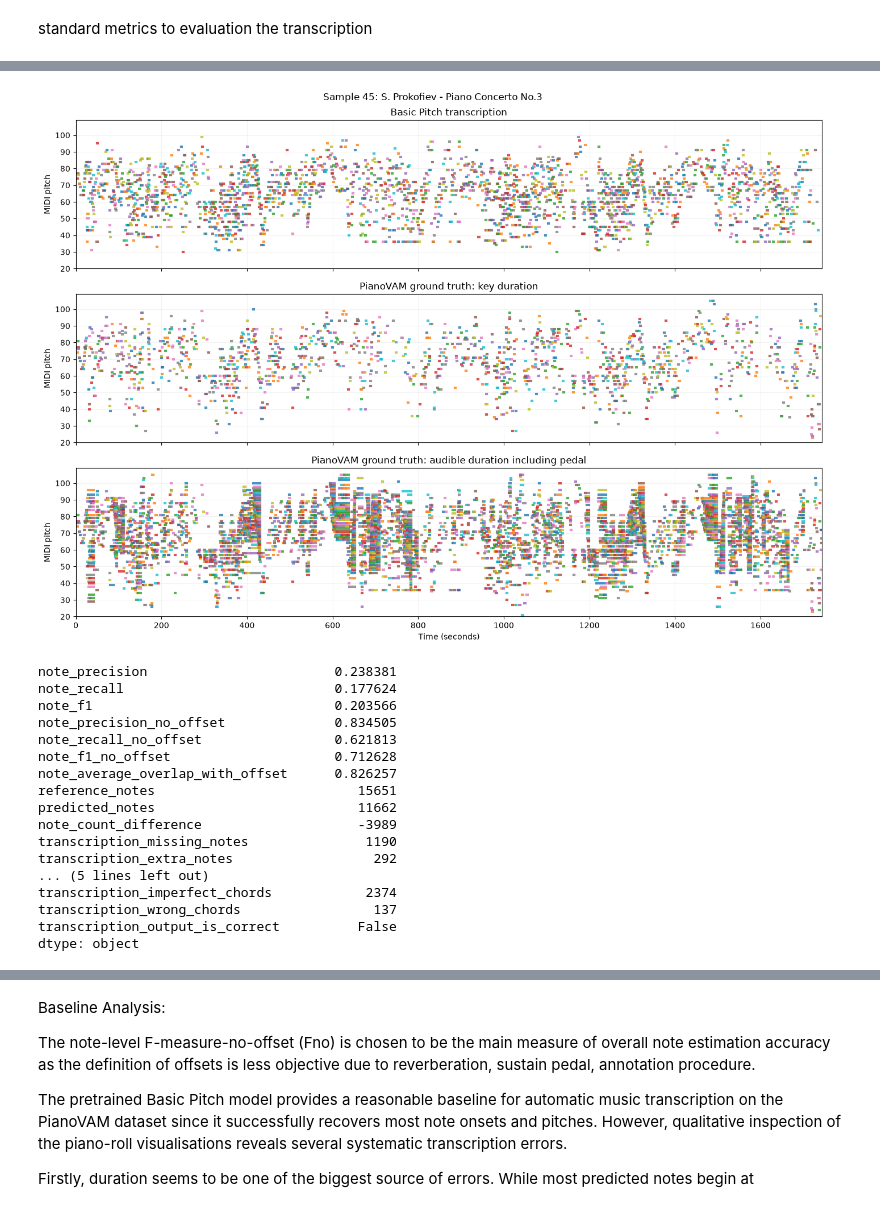
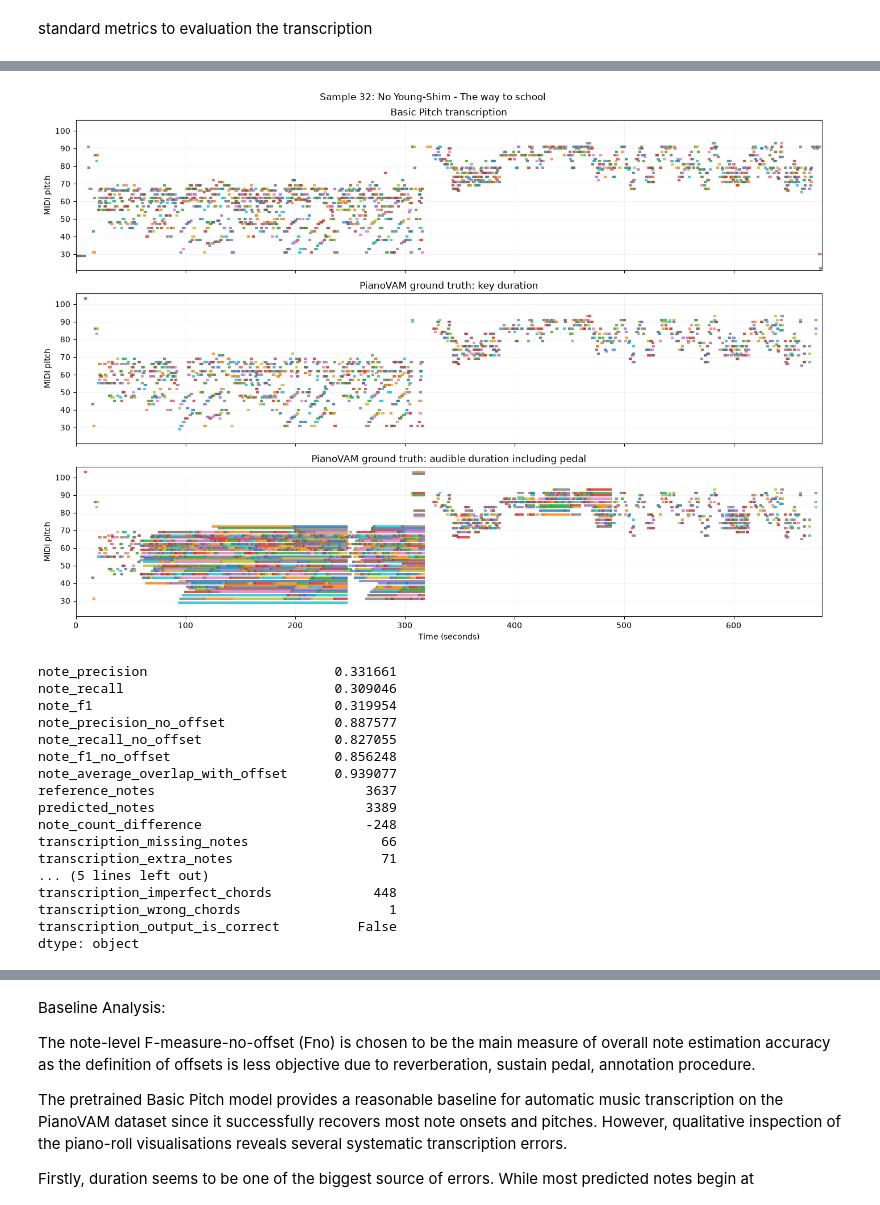
Before and after one commit to lambda-feedback/compareMusic, a Jupyter notebook: notebooks/AMT_Basic_Pitch.ipynb, the cells around one changed output, grey strips where cells are left out. Cells and saved outputs as stored; diff of their text form; code cells hidden in the pictures.

```diff
--- a/notebooks/AMT_Basic_Pitch.ipynb
+++ b/notebooks/AMT_Basic_Pitch.ipynb
@@ -715,23 +733,23 @@ transcription_wrong_chords                  51
 transcription_output_is_correct          False
 dtype: object
 # %%
-run_case_study("45")
+run_case_study("32")
 # %% [output]
-[figure, old version]
+[figure, new version]
-note_precision                        0.238381
-note_recall                           0.177624
-note_f1                               0.203566
-note_precision_no_offset              0.834505
-note_recall_no_offset                 0.621813
-note_f1_no_offset                     0.712628
-note_average_overlap_with_offset      0.826257
-reference_notes                          15651
-predicted_notes                          11662
-note_count_difference                    -3989
-transcription_missing_notes               1190
-transcription_extra_notes                  292
+note_precision                        0.331661
+note_recall                           0.309046
+note_f1                               0.319954
+note_precision_no_offset              0.887577
+note_recall_no_offset                 0.827055
+note_f1_no_offset                     0.856248
+note_average_overlap_with_offset      0.939077
+reference_notes                           3637
+predicted_notes                           3389
+note_count_difference                     -248
+transcription_missing_notes                 66
+transcription_extra_notes                   71
 ... (5 lines left out)
-transcription_imperfect_chords            2374
-transcription_wrong_chords                 137
+transcription_imperfect_chords             448
+transcription_wrong_chords                   1
 transcription_output_is_correct          False
 dtype: object
```
Also changed, not shown: parts of 17 cells of this notebook.
